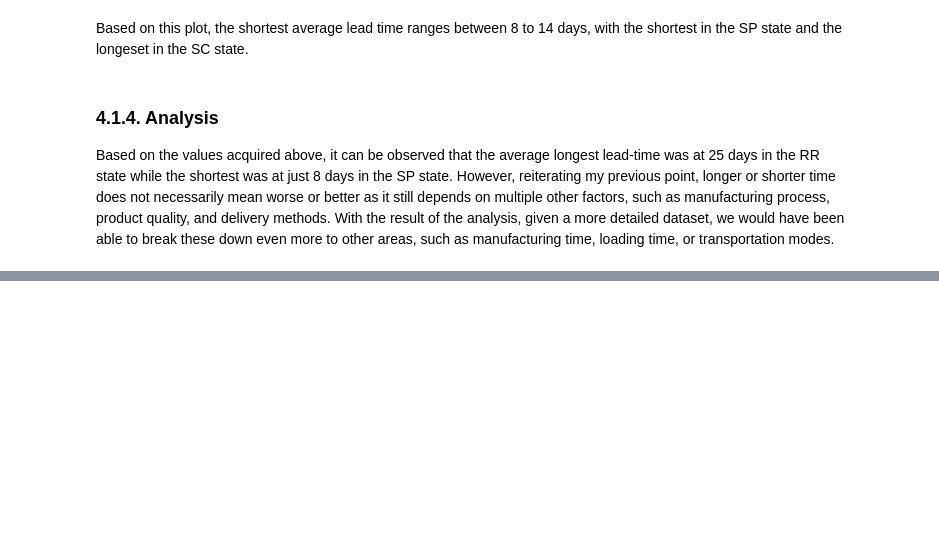
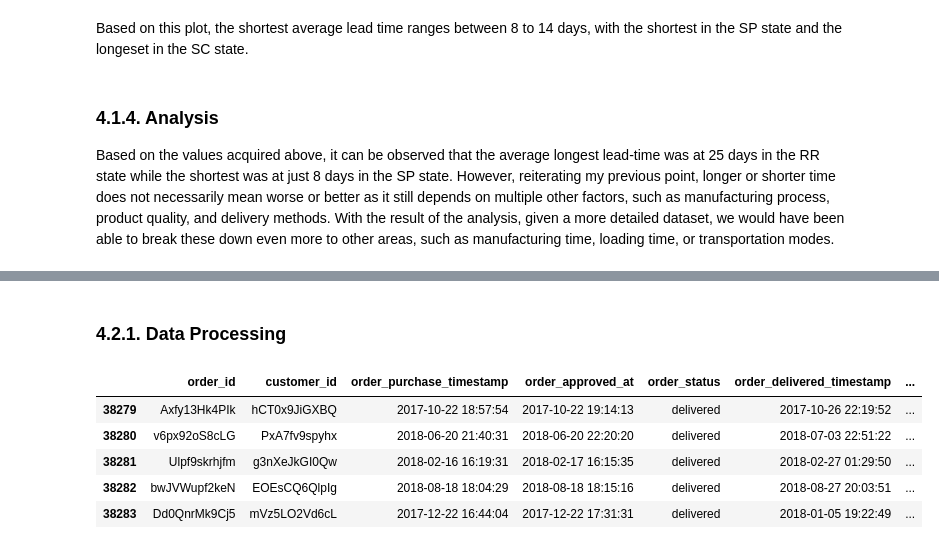
Before and after one commit to juanyeremia/ecommerce_sc_analysis, a Jupyter notebook: eda.ipynb, the cells around one changed output, grey strips where cells are left out. Drawn from its saved outputs; the diff is of its cells as text; code cells hidden in the pictures; blank space fills up the shorter version.

```diff
--- a/eda.ipynb
+++ b/eda.ipynb
@@ -398,0 +401,11 @@ Based on the values acquired above, it can be observed that the average longest
+# %% [markdown]
+### 4.2.1. Data Processing
+# %%
+df_orders_customer.head()
+# %% [output]
+|  | order_id | customer_id | order_purchase_timestamp | order_approved_at | order_status | order_delivered_timestamp | ... |
+| 38279 | Axfy13Hk4PIk | hCT0x9JiGXBQ | 2017-10-22 18:57:54 | 2017-10-22 19:14:13 | delivered | 2017-10-26 22:19:52 | ... |
+| 38280 | v6px92oS8cLG | PxA7fv9spyhx | 2018-06-20 21:40:31 | 2018-06-20 22:20:20 | delivered | 2018-07-03 22:51:22 | ... |
+| 38281 | Ulpf9skrhjfm | g3nXeJkGI0Qw | 2018-02-16 16:19:31 | 2018-02-17 16:15:35 | delivered | 2018-02-27 01:29:50 | ... |
+| 38282 | bwJVWupf2keN | EOEsCQ6QlpIg | 2018-08-18 18:04:29 | 2018-08-18 18:15:16 | delivered | 2018-08-27 20:03:51 | ... |
+| 38283 | Dd0QnrMk9Cj5 | mVz5LO2Vd6cL | 2017-12-22 16:44:04 | 2017-12-22 17:31:31 | delivered | 2018-01-05 19:22:49 | ... |
```
Also changed, not shown: parts of 4 cells of this notebook.
